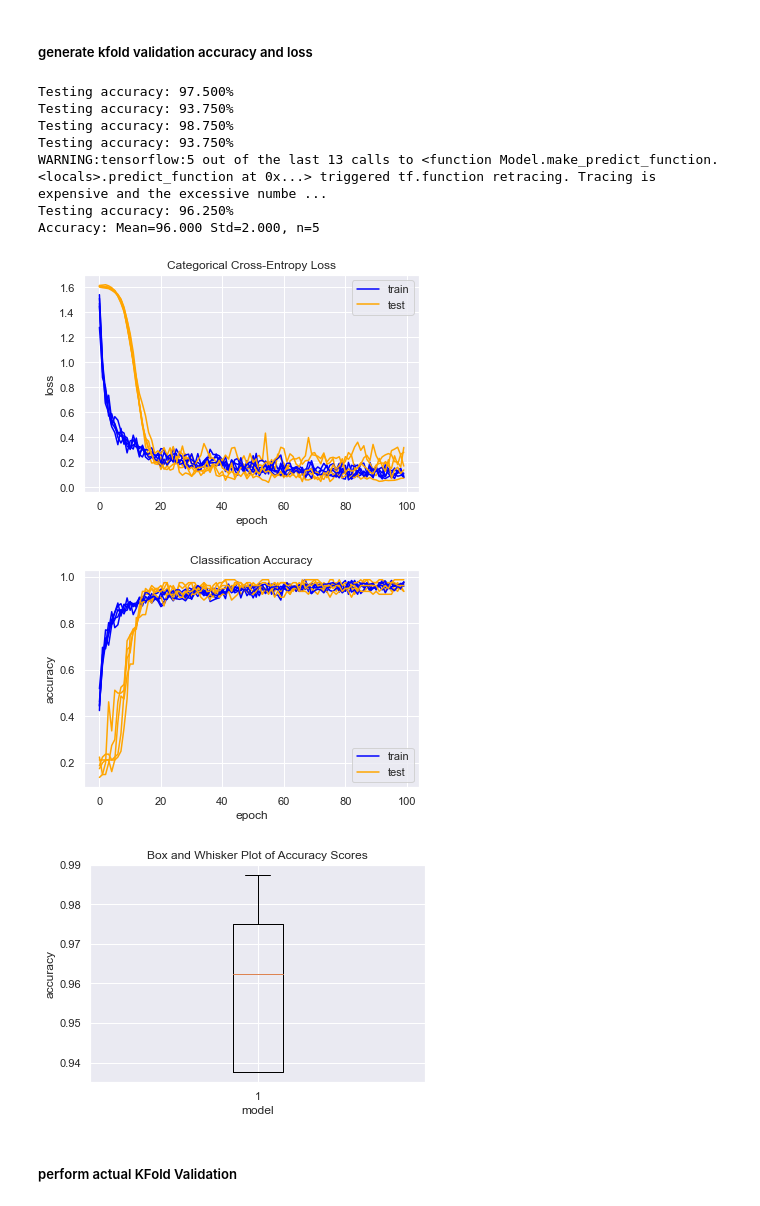
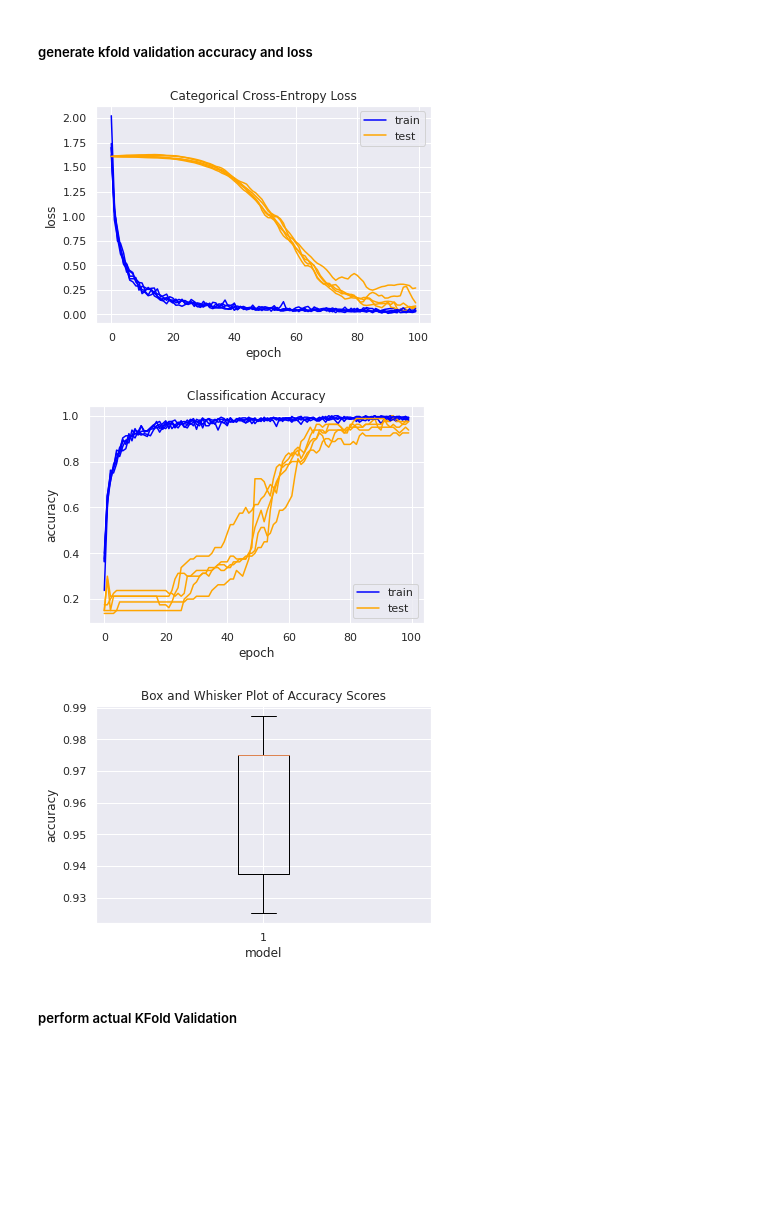
Before and after one commit to xfortisfye/ict3204-keystroke-auth-lstm, a Jupyter notebook: lb_keystroke.ipynb, the cells around one changed output. Cells and saved outputs as stored; diff of their text form; code cells hidden in the pictures; blank space fills up the shorter version.

```diff
--- a/lb_keystroke.ipynb
+++ b/lb_keystroke.ipynb
@@ -183,8 +182,8 @@ def create_base_model():
 
 # wrap model in KerasClassifier
 def create_model():
-    model = KerasClassifier(build_fn=create_base_model, epochs=200,
-                            batch_size=5)
+    model = KerasClassifier(build_fn=create_base_model, epochs=100,
+                            batch_size=50)
     return model
 # %% [markdown]
 ### INITIATE KFOLD VALIDATION
@@ -259,7 +259,7 @@ def evaluate_kfold_model(X_train, y_train, SEED):
         # select rows for train and test
         trainX, trainY, testX, testY = X_train[train_ix], y_train[train_ix], X_train[test_ix], y_train[test_ix]
         # fit model
-        history = model.fit(trainX, trainY, epochs=100, batch_size=10, validation_data=(testX, testY), verbose=0)
+        history = model.fit(trainX, trainY, epochs=100, batch_size=50, validation_data=(testX, testY), verbose=0)
 
         # evaluate model
         y_pred = model.predict(testX)
@@ -277,43 +277,37 @@ def evaluate_kfold_model(X_train, y_train, SEED):
         # plot loss
         f1 = plt.figure(1)
         plt.title('Categorical Cross-Entropy Loss')
         plt.plot(histories[i].history['loss'], color='blue')
         plt.plot(histories[i].history['val_loss'], color='orange')
         plt.ylabel('loss')
         plt.xlabel('epoch')
         plt.legend(['train', 'test'], loc='upper right')
 
         # plot accuracy
         f2 = plt.figure(2)
         plt.title('Classification Accuracy')
         plt.plot(histories[i].history['accuracy'], color='blue')
         plt.plot(histories[i].history['val_accuracy'], color='orange')
         plt.ylabel('accuracy')
         plt.xlabel('epoch')
         plt.legend(['train', 'test'], loc='lower right')
 
     # print summary
     print('Accuracy: Mean=%.3f Std=%.3f, n=%d' % (np.mean(scores)*100, np.std(scores)*100, len(scores)))
     # box and whisker plots of results
     f3 = plt.figure(3)
     plt.title('Box and Whisker Plot of Accuracy Scores')
     plt.ylabel('accuracy')
     plt.xlabel('model')
     plt.boxplot(scores)
+    clear_output(wait=True)
     plt.show()
 
 evaluate_kfold_model(X_train, y_train, SEED)
 # %% [output]
-Testing accuracy: 97.500%
-Testing accuracy: 93.750%
-Testing accuracy: 98.750%
-Testing accuracy: 93.750%
-WARNING:tensorflow:5 out of the last 13 calls to <function Model.make_predict_function.<locals>.predict_function at 0x...> triggered tf.function retracing. Tracing is expensive and the excessive numbe ...
-Testing accuracy: 96.250%
-Accuracy: Mean=96.000 Std=2.000, n=5
-[figure, old version]
+[figure, new version]
-[figure, old version]
+[figure, new version]
-[figure, old version]
+[figure, new version]
 # %% [markdown]
 ##### perform actual KFold Validation
 # %%
```
Also changed, not shown: parts of 19 cells of this notebook, 3 other files.
